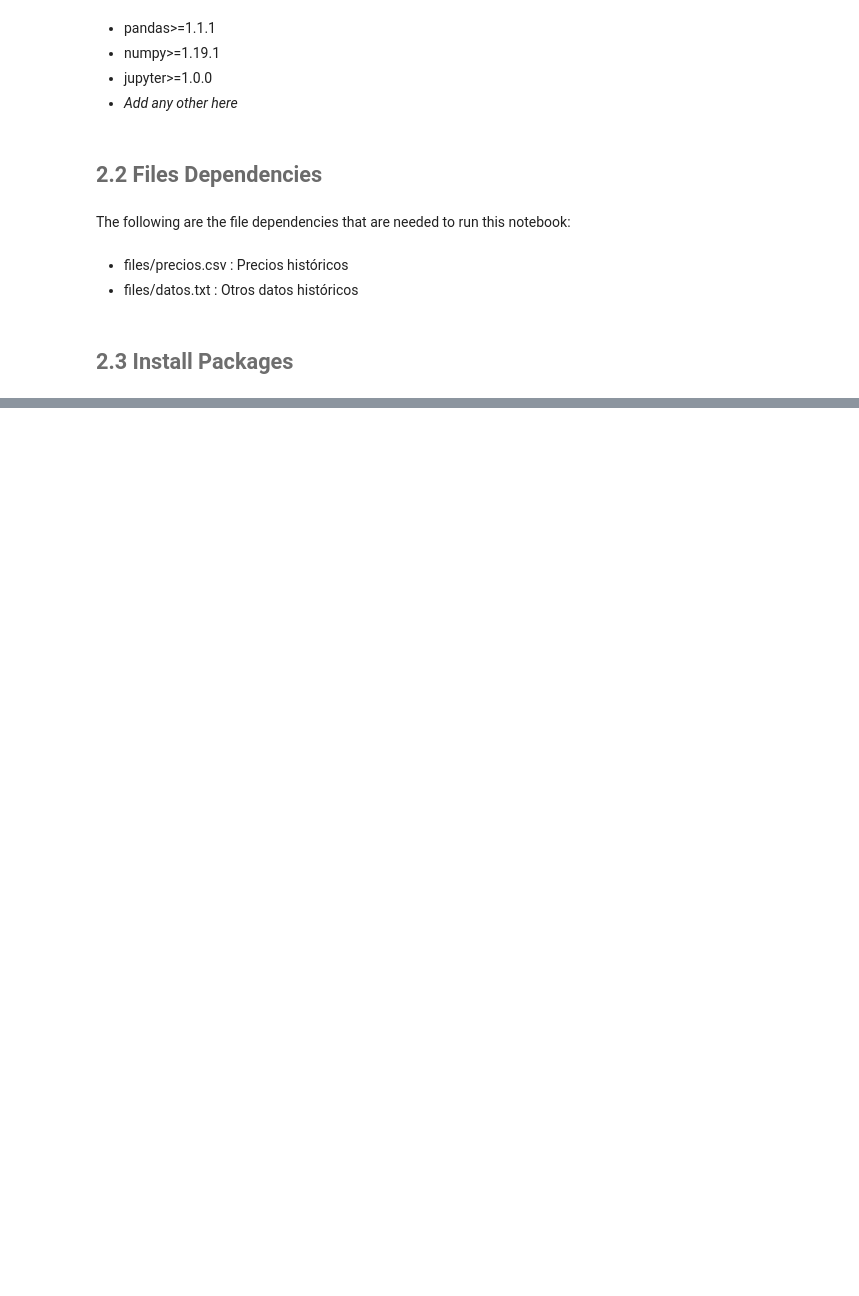
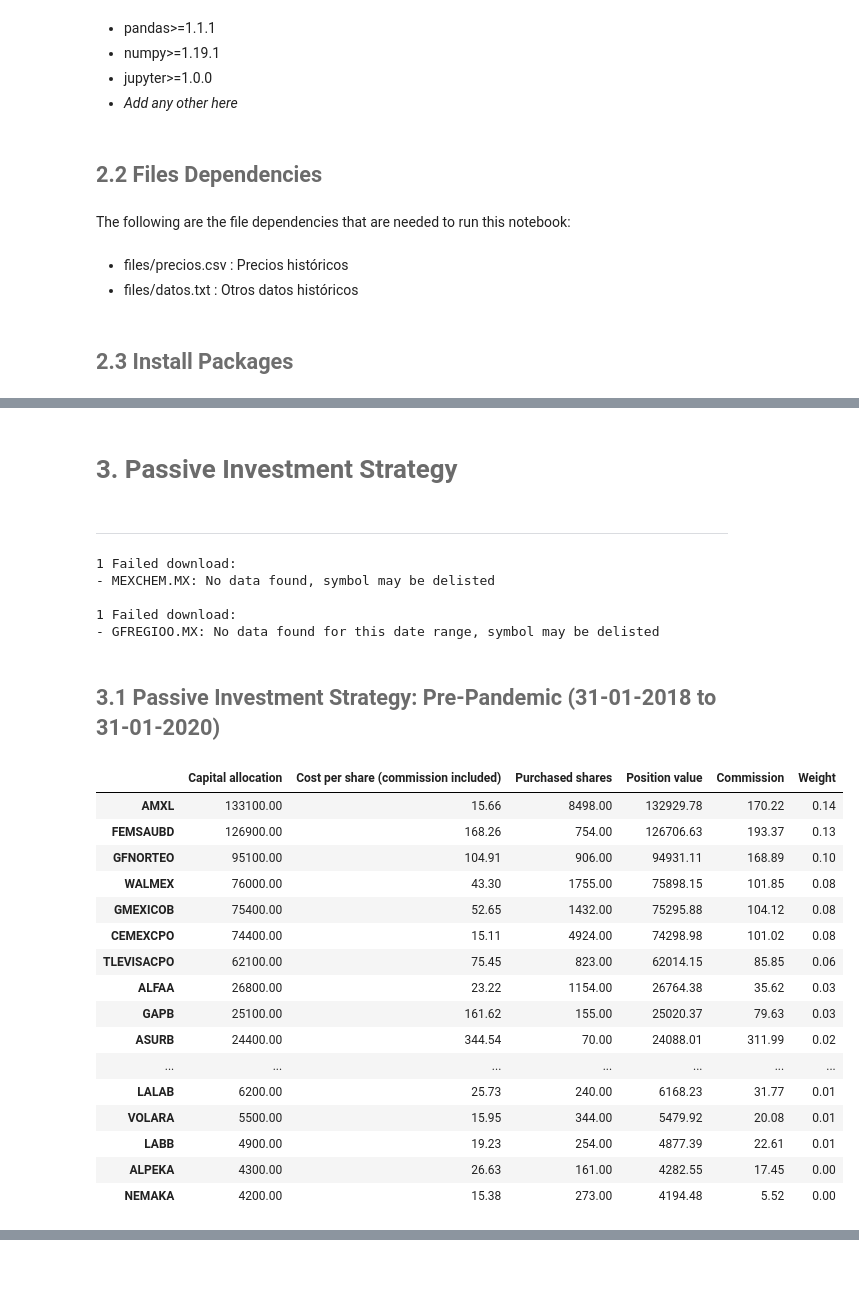
Before and after one commit to OmarVillalobos/MaTS_Lab1_DALazareno, a Jupyter notebook: notebook.ipynb, the cells around one changed output, grey strips where cells are left out. Saved outputs shown, nothing was run; the diff lists cells and outputs as text; code cells hidden in the pictures; blank space fills up the shorter version.

Commit message:
Passive Investment Strategy

```diff
--- a/notebook.ipynb
+++ b/notebook.ipynb
@@ -62,0 +72,36 @@ import sys
+# %% [markdown]
+# <font color= #6B6B6B> 3. Passive Investment Strategy </font>
+# %% [markdown]
+<hr style="border:0.02in solid gray"> </hr>
+# %%
+capital, commission = 1000000, 0.00125
+results = main.passiveInvestingStrategy([("2018-01-31", "2020-01-31"), ("2020-02-28", "2021-02-26"),
+                                         ("2021-03-31", "2022-02-01")], capital, commission)
+# %% [output]
+1 Failed download:
+- MEXCHEM.MX: No data found, symbol may be delisted
+
+1 Failed download:
+- GFREGIOO.MX: No data found for this date range, symbol may be delisted
+# %% [markdown]
+## <font color= #6B6B6B> 3.1 Passive Investment Strategy: Pre-Pandemic (31-01-2018 to 31-01-2020) </font>
+# %%
+results["2018-01-31"]["portfolioInfo"]
+# %% [output]
+|  | Capital allocation | Cost per share (commission included) | Purchased shares | Position value | Commission | Weight |
+| AMXL | 133100.00 | 15.66 | 8498.00 | 132929.78 | 170.22 | 0.14 |
+| FEMSAUBD | 126900.00 | 168.26 | 754.00 | 126706.63 | 193.37 | 0.13 |
+| GFNORTEO | 95100.00 | 104.91 | 906.00 | 94931.11 | 168.89 | 0.10 |
+| WALMEX | 76000.00 | 43.30 | 1755.00 | 75898.15 | 101.85 | 0.08 |
+| GMEXICOB | 75400.00 | 52.65 | 1432.00 | 75295.88 | 104.12 | 0.08 |
+| CEMEXCPO | 74400.00 | 15.11 | 4924.00 | 74298.98 | 101.02 | 0.08 |
+| TLEVISACPO | 62100.00 | 75.45 | 823.00 | 62014.15 | 85.85 | 0.06 |
+| ALFAA | 26800.00 | 23.22 | 1154.00 | 26764.38 | 35.62 | 0.03 |
+| GAPB | 25100.00 | 161.62 | 155.00 | 25020.37 | 79.63 | 0.03 |
+| ASURB | 24400.00 | 344.54 | 70.00 | 24088.01 | 311.99 | 0.02 |
+| ... | ... | ... | ... | ... | ... | ... |
+| LALAB | 6200.00 | 25.73 | 240.00 | 6168.23 | 31.77 | 0.01 |
+| VOLARA | 5500.00 | 15.95 | 344.00 | 5479.92 | 20.08 | 0.01 |
+| LABB | 4900.00 | 19.23 | 254.00 | 4877.39 | 22.61 | 0.01 |
+| ALPEKA | 4300.00 | 26.63 | 161.00 | 4282.55 | 17.45 | 0.00 |
+| NEMAKA | 4200.00 | 15.38 | 273.00 | 4194.48 | 5.52 | 0.00 |
```
Also changed, not shown: parts of 35 cells of this notebook.
